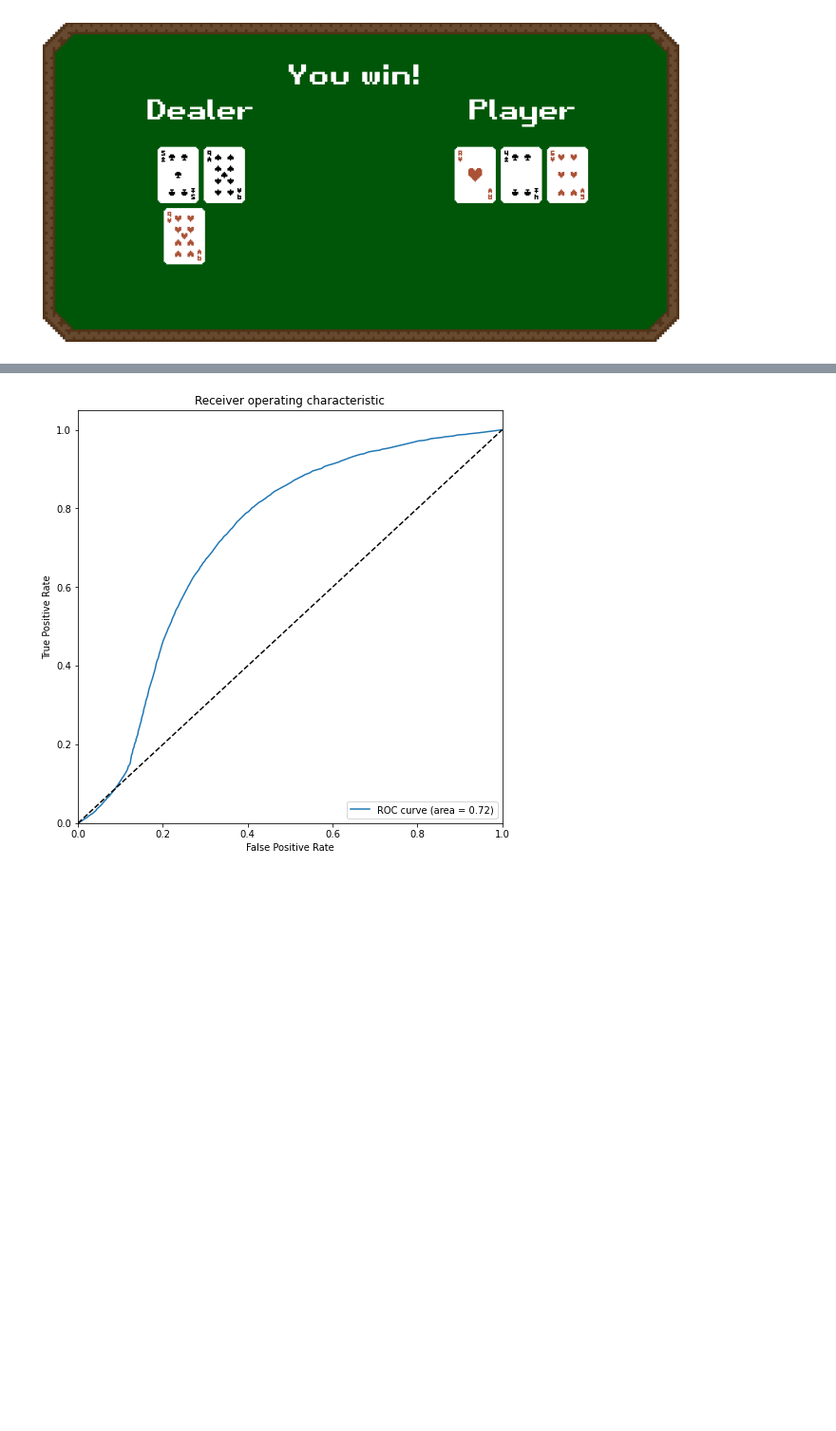
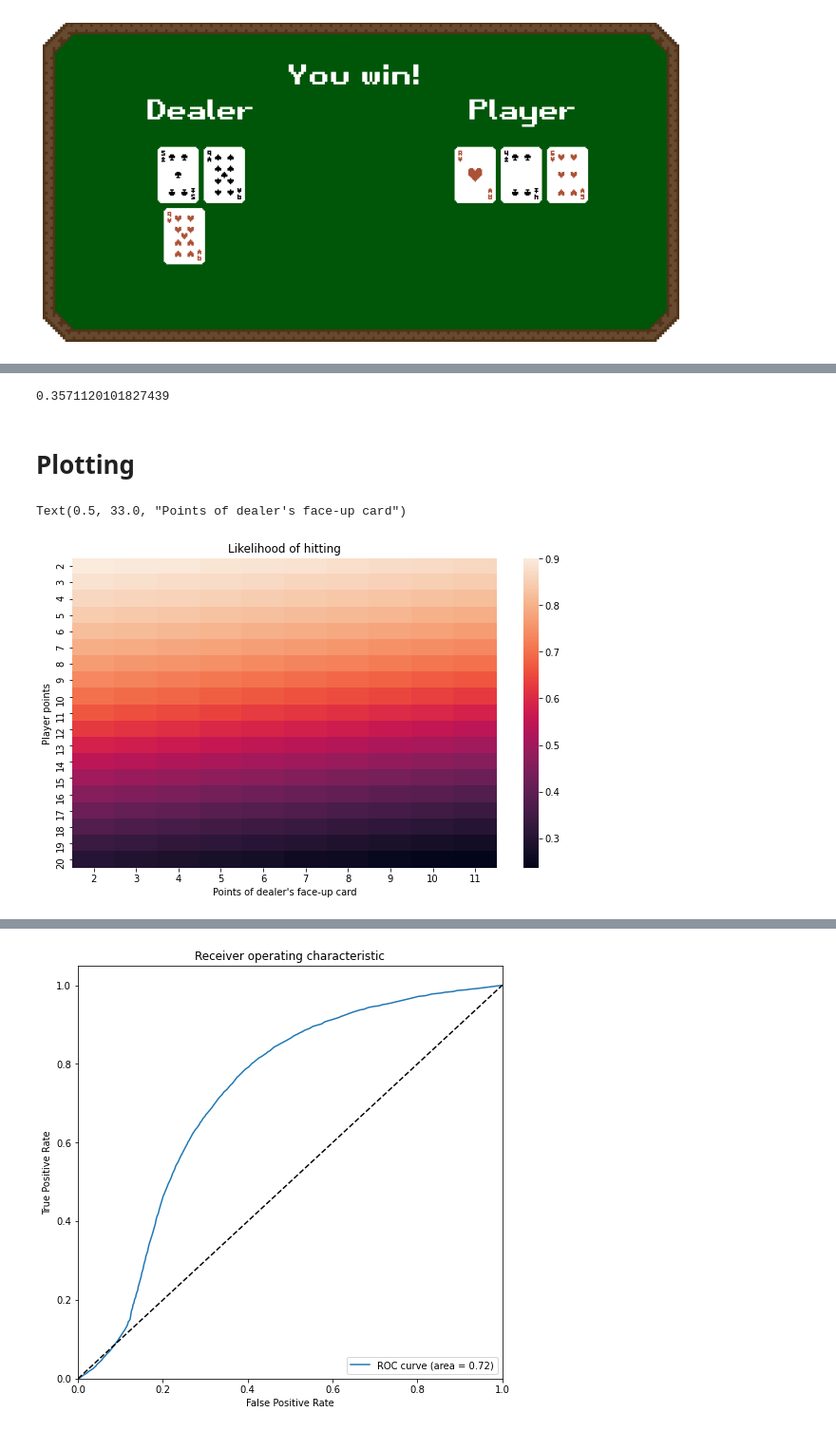
Before and after one commit to AlexanderGrunewald/CMSE-202-Group-Project, a Jupyter notebook: Game Running streamlined.ipynb, the cells around one changed output, grey strips where cells are left out. Shown at 95% size. Cells and saved outputs as stored; diff of their text form; code cells hidden in the pictures; blank space fills up the shorter version.

Commit message:
Added plotting

```diff
--- a/Game Running streamlined.ipynb
+++ b/Game Running streamlined.ipynb
@@ -126,0 +211,12 @@ display(predictbutton)
+# %%
+win_data = data[ data["win"] == True]
+big_loss_data = data[ data["win"] == False]
+
+test_rounds = len(win_data)
+loss_proportion = test_rounds/len(big_loss_data) # this portion test size for loss data
+
+#Split winning and losing data
+
+loss_proportion
+# %% [output]
+0.3571120101827439
@@ -126,0 +231,28 @@ display(predictbutton)
+# %% [markdown]
+# Plotting
+# %%
+#Generate heatmap for likelihood of hitting given player, dealer cards
+#Aces and round number are assumed to be
+
+model_output = np.zeros((19,10)) #Output shape
+for i in range(2,12): #through dealer card values
+    display_data = pd.DataFrame()
+
+    display_data["points"] = range(2,21) #possible player hand values
+    display_data["aces"] = np.ones(19)
+    display_data["round"] = np.zeros(19)
+    display_data["dealer card"] = np.array([i]*19) #all same dealer
+
+    pred_ary = model.predict(display_data)
+
+    for j in range(len(pred_ary)):
+        model_output[j, i-2] = pred_ary[j][0]
+# %%
+plt.figure(figsize = (10,6))
+sns.heatmap(model_output, xticklabels = range(2,12), yticklabels = range(2,21))
+plt.title("Likelihood of hitting")
+plt.ylabel("Player points")
+plt.xlabel("Points of dealer's face-up card")
+# %% [output]
+Text(0.5, 33.0, "Points of dealer's face-up card")
+[figure, added]
```
Also changed, not shown: parts of 16 cells of this notebook.
